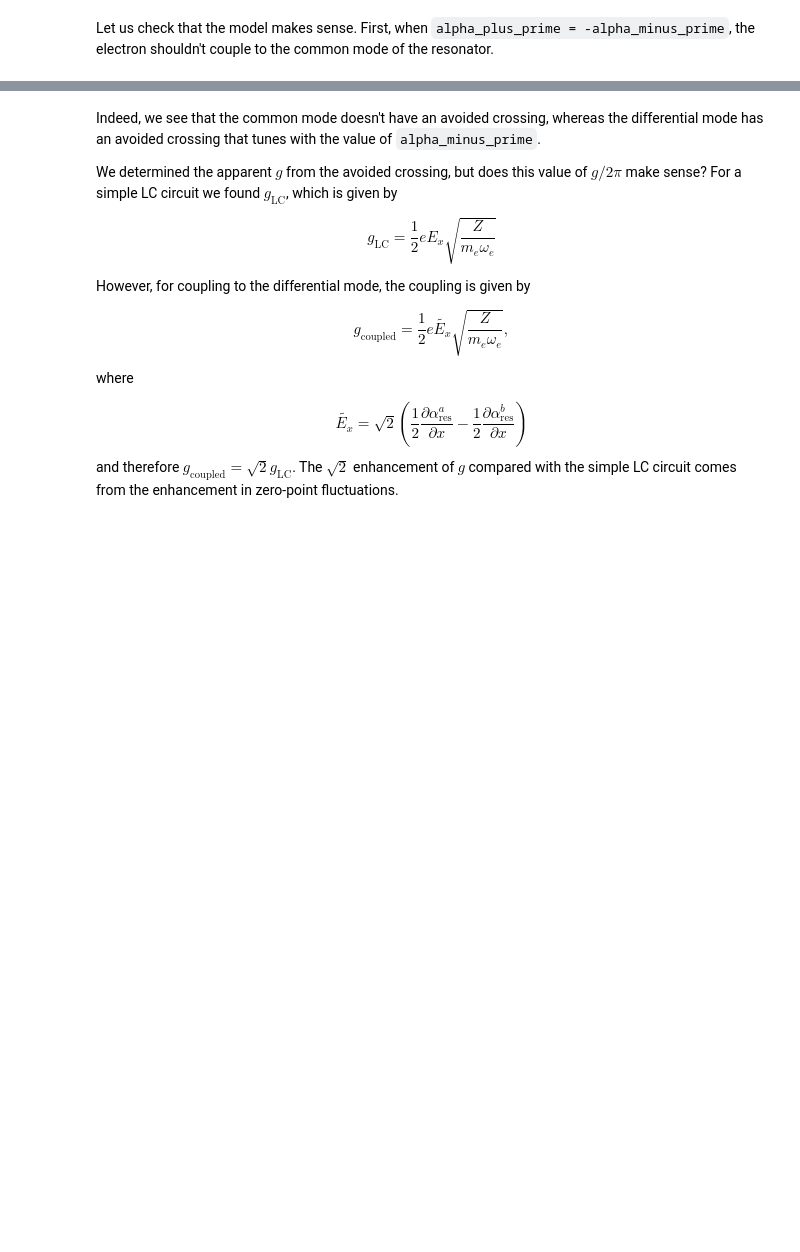
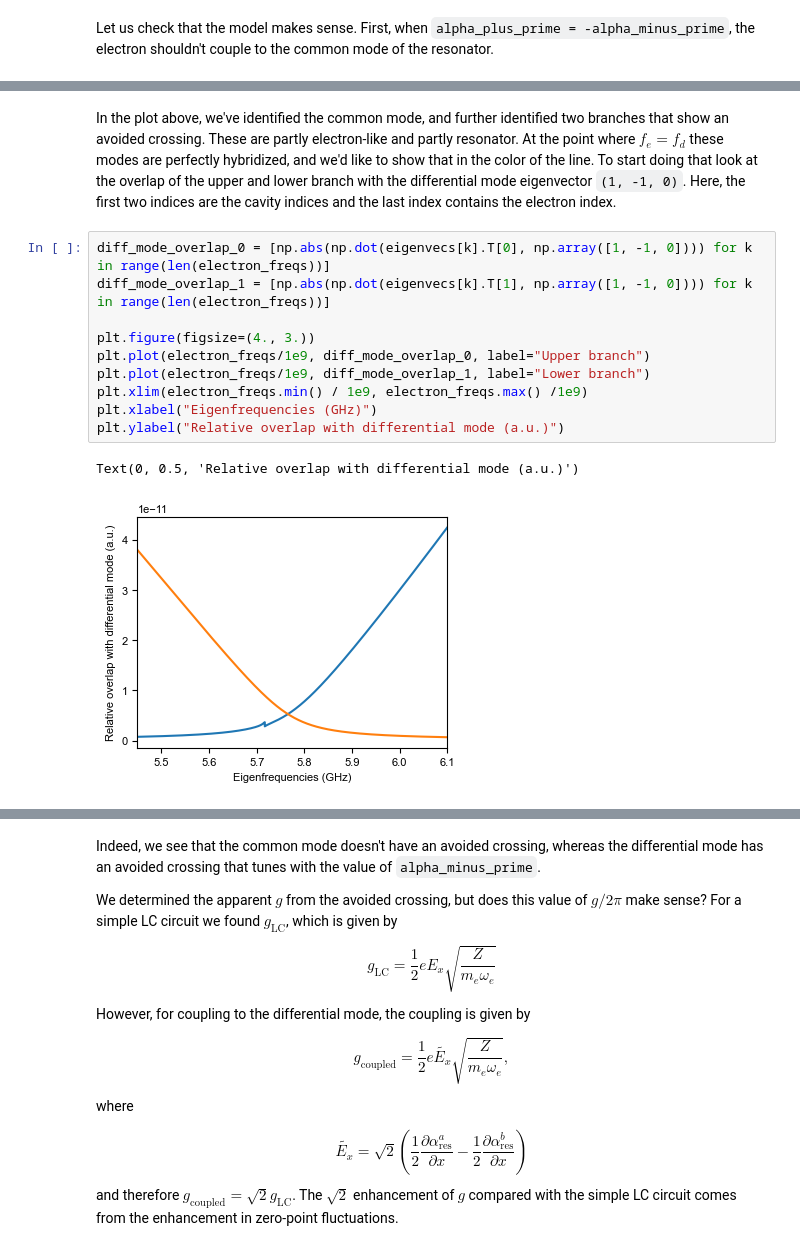
Before and after one commit to gkoolstra/quantum_electron, a Jupyter notebook: examples/98_electron_capacitance.ipynb, the cells around one changed output, grey strips where cells are left out. Drawn from its saved outputs; the diff is of its cells as text; blank space fills up the shorter version.

```diff
--- a/examples/98_electron_capacitance.ipynb
+++ b/examples/98_electron_capacitance.ipynb
@@ -373,0 +400,15 @@ for Ex, alph in zip([0.25e6], [1.0]):
+# %% [markdown]
+In the plot above, we've identified the common mode, and further identified two branches that show an avoided crossing. These are partly electron-like and partly resonator. At the point where $f_e = f_d$ these modes are perfectly hybridized, and we'd like to show that in the color of the line. To start doing that look at the overlap of the upper and lower branch with the differential mode eigenvector `(1, -1, 0)`. Here, the first two indices are the cavity indices and the last index contains the electron index.
+# %%
+diff_mode_overlap_0 = [np.abs(np.dot(eigenvecs[k].T[0], np.array([1, -1, 0]))) for k in range(len(electron_freqs))]
+diff_mode_overlap_1 = [np.abs(np.dot(eigenvecs[k].T[1], np.array([1, -1, 0]))) for k in range(len(electron_freqs))]
+
+plt.figure(figsize=(4., 3.))
+plt.plot(electron_freqs/1e9, diff_mode_overlap_0, label="Upper branch")
+plt.plot(electron_freqs/1e9, diff_mode_overlap_1, label="Lower branch")
+plt.xlim(electron_freqs.min() / 1e9, electron_freqs.max() /1e9)
+plt.xlabel("Eigenfrequencies (GHz)")
+plt.ylabel("Relative overlap with differential mode (a.u.)")
+# %% [output]
+Text(0, 0.5, 'Relative overlap with differential mode (a.u.)')
+[figure, added]
```
Also changed, not shown: parts of 16 cells of this notebook.
